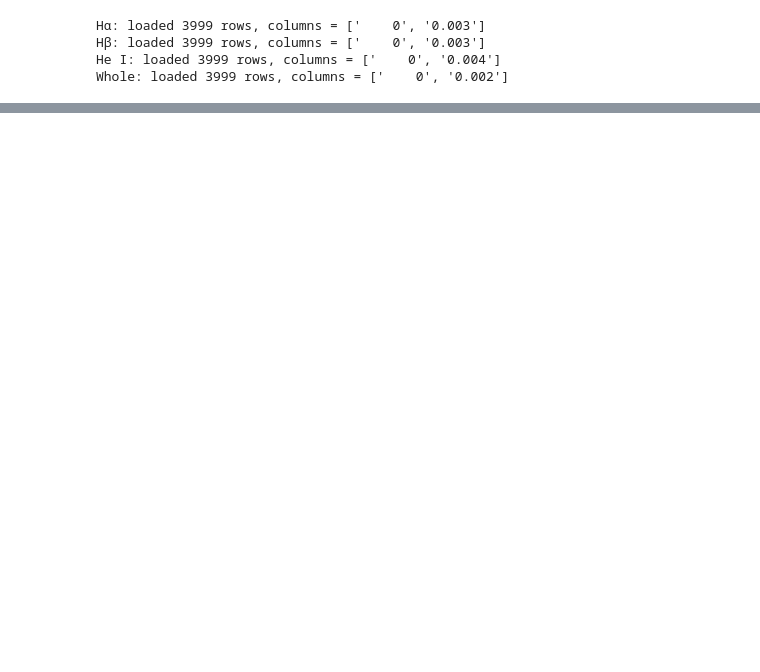
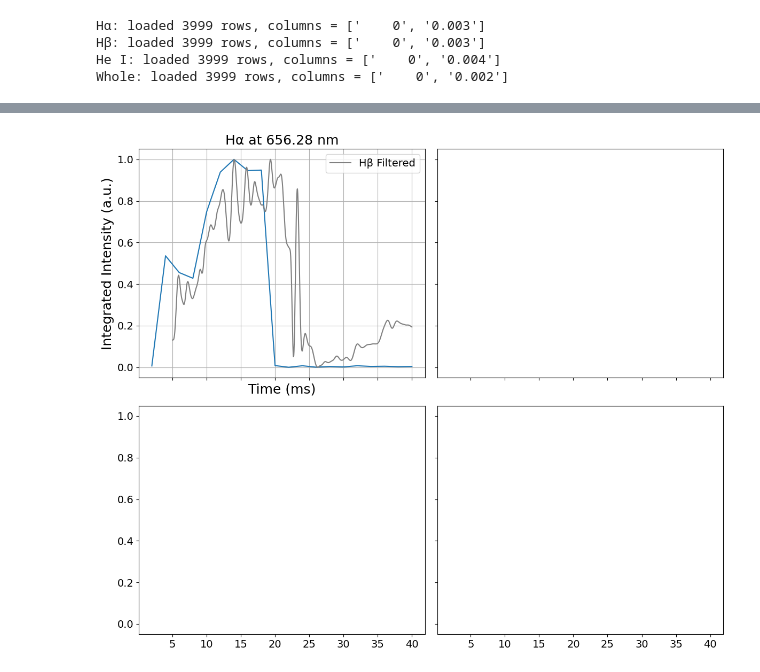
Before and after one commit to samostanek/PRPL2025_ZS, a Jupyter notebook: fast_spectrometry_graphs.ipynb, the cells around one changed output, grey strips where cells are left out. Cells and saved outputs as stored; diff of their text form; code cells hidden in the pictures; blank space fills up the shorter version.

Commit message:
feat: add spectrometer comparison

```diff
--- a/fast_spectrometry_graphs.ipynb
+++ b/fast_spectrometry_graphs.ipynb
@@ -179,0 +188,13 @@ Computed 20 integrated intensity values
+# %%
+peaks = [
+  {
+    "name": "Hα",
+    "wavelength": 656.28,
+    "fwhm": 10,
+    "spectra": Spectra
+  }
+]
+
+compare_spectrometer(peaks, Wavelengths)
+# %% [output]
+[figure, added]
```
Also changed, not shown: parts of 5 cells of this notebook.
